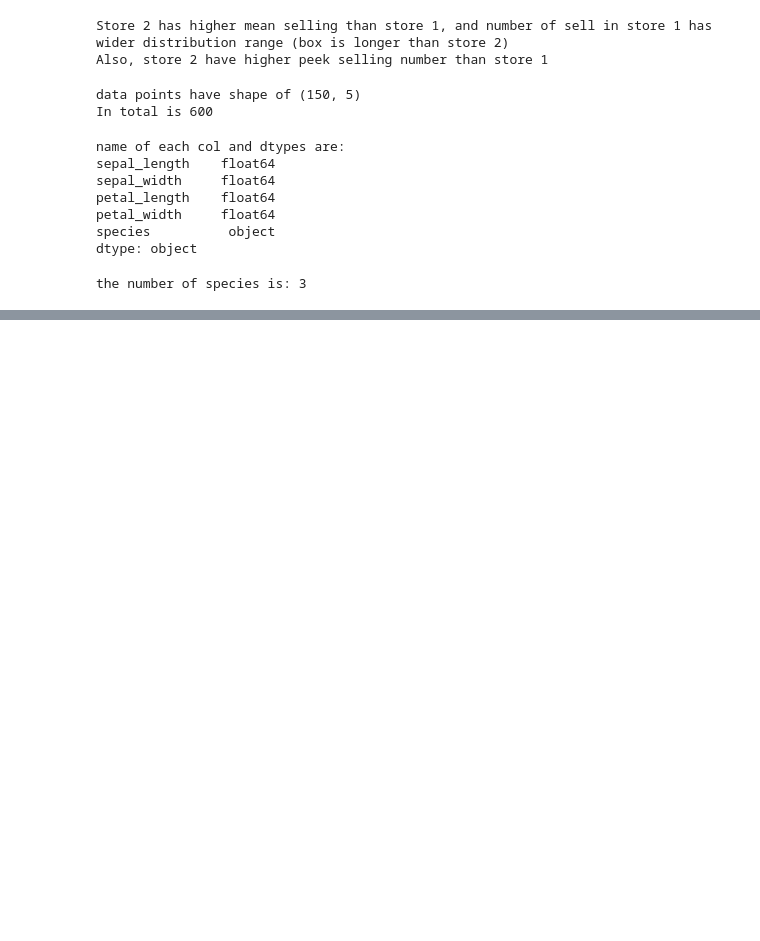
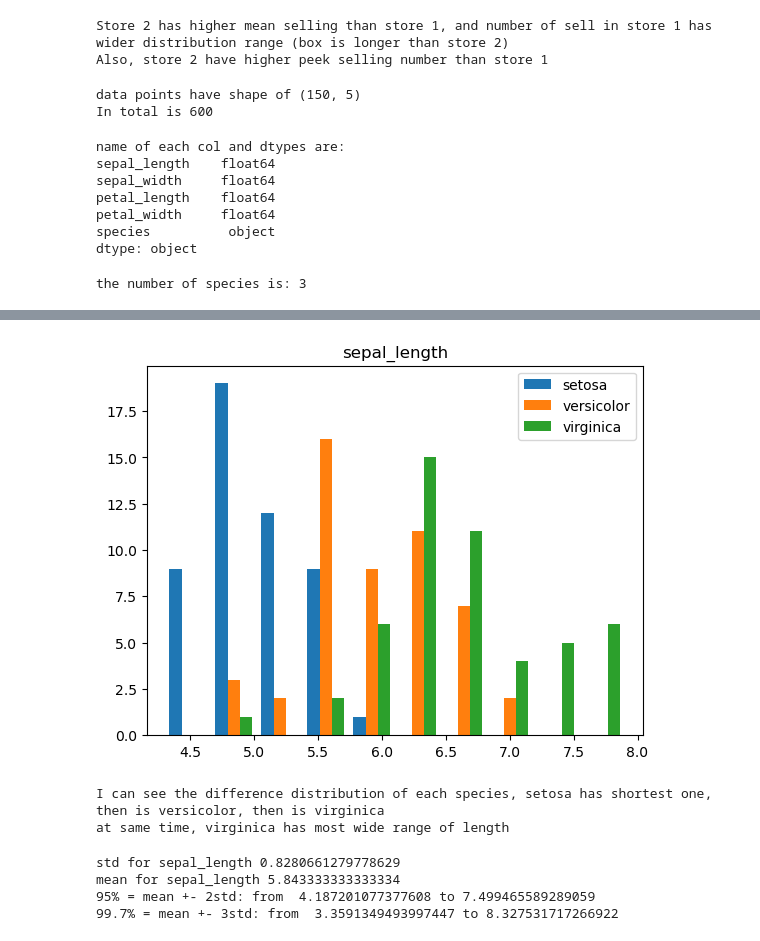
Before and after one commit to lc0312/COSC502, a Jupyter notebook: hw3_Liu.ipynb, the cells around one changed output, grey strips where cells are left out. Saved outputs shown, nothing was run; the diff lists cells and outputs as text; code cells hidden in the pictures; blank space fills up the shorter version.

```diff
--- a/hw3_Liu.ipynb
+++ b/hw3_Liu.ipynb
@@ -169,0 +252,35 @@ dtype: float64
+# %%
+# 8)
+
+import numpy as np
+xran_8 = np.linspace(2,10,40)
+#df.loc[df.species == 'setosa'].plot.hist (column='sepal_length', )
+set_his = df.loc[df.species == 'setosa']['sepal_length']
+ver_his = df.loc[df.species == 'versicolor']['sepal_length']
+vir_his =df.loc[df.species == 'virginica']['sepal_length']
+
+plt.hist ([set_his, ver_his, vir_his], label=['setosa', 'versicolor', 'virginica'])
+plt.title ('sepal_length')
+plt.legend(loc=0)
+plt.show ()
+
+print ('I can see the difference distribution of each species, setosa has shortest one, then is versicolor, then is virginica')
+print ('at same time, virginica has most wide range of length')
+# %% [output]
+[figure, added]
+I can see the difference distribution of each species, setosa has shortest one, then is versicolor, then is virginica
+at same time, virginica has most wide range of length
+# %%
+# 9)
+std = df['sepal_length'].std()
+mean = df['sepal_length'].mean()
+print ('std for sepal_length', std)
+print ('mean for sepal_length', mean)
+
+print ('95% = mean +- 2std: from ',mean-2*std,'to', mean+2*std)
+print ('99.7% = mean +- 3std: from ',mean-3*std,'to', mean+3*std)
+# %% [output]
+std for sepal_length 0.8280661279778629
+mean for sepal_length 5.843333333333334
+95% = mean +- 2std: from  4.187201077377608 to 7.499465589289059
+99.7% = mean +- 3std: from  3.3591349493997447 to 8.327531717266922
```
Also changed, not shown: parts of 5 cells of this notebook.
